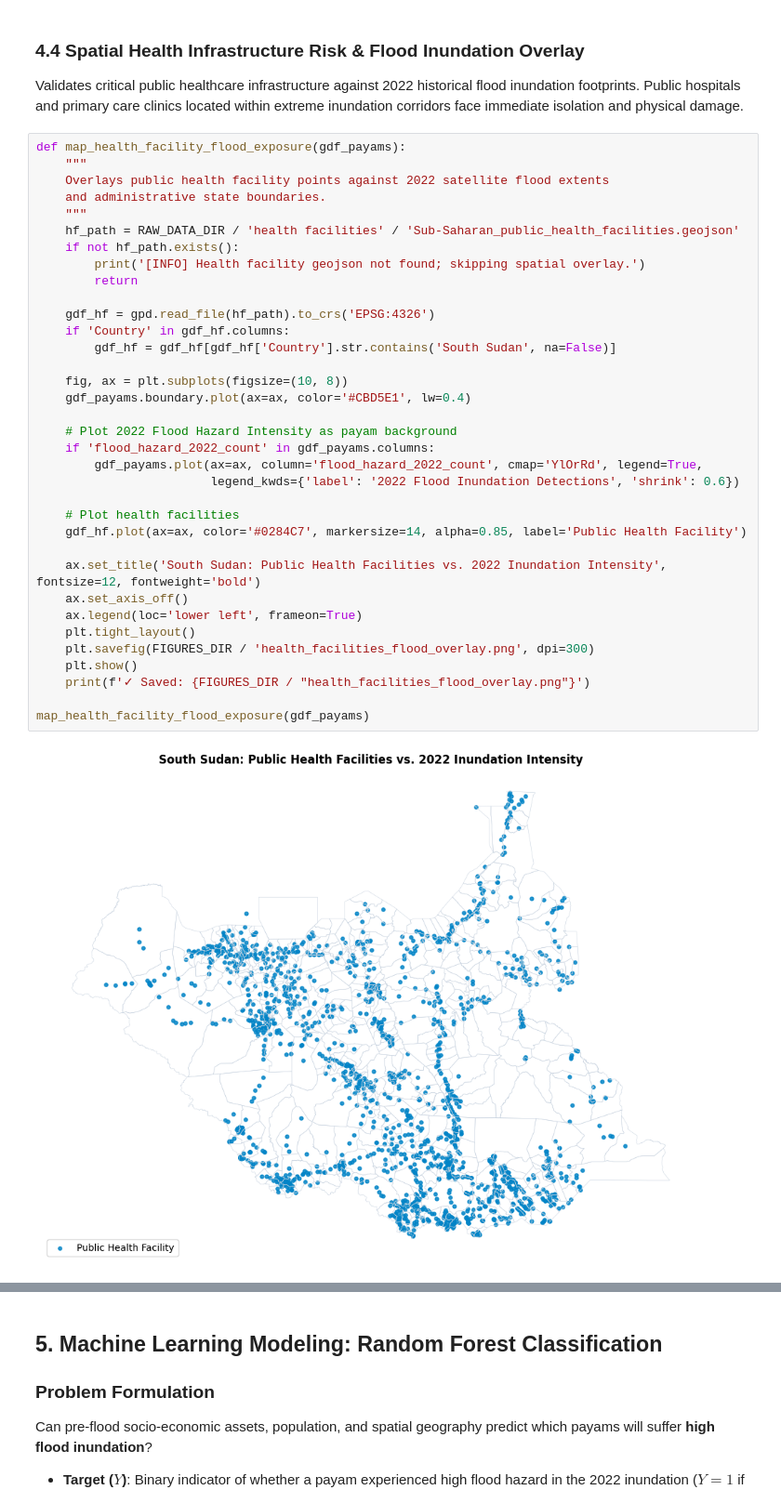
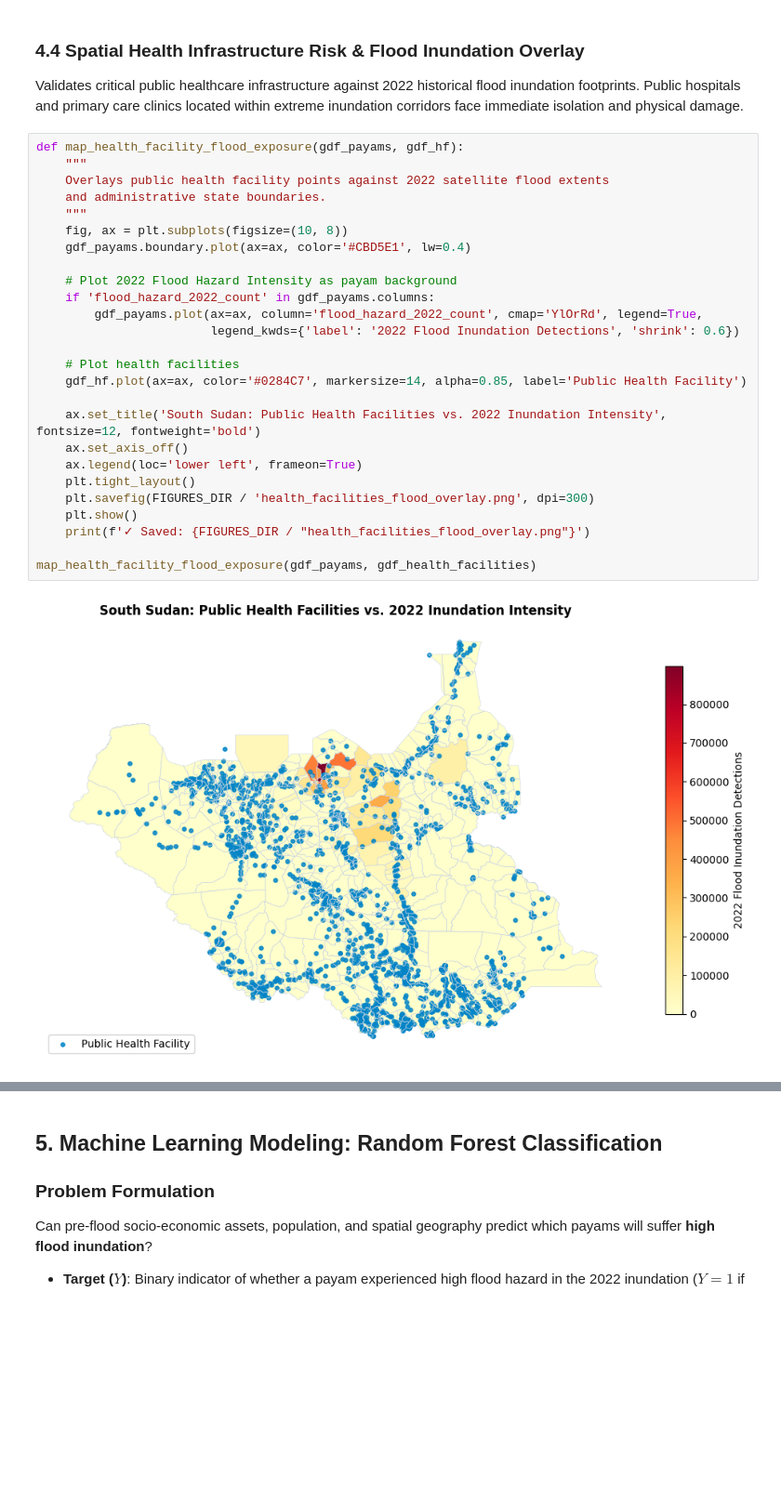
Before and after one commit to Franasit/DBL-Group-22, a Jupyter notebook: flood_analysis_submission/reproducible_flood_analysis.ipynb, the cells around one changed output, grey strips where cells are left out. Shown at 93% size. Saved outputs shown, nothing was run; the diff lists cells and outputs as text; blank space fills up the shorter version.

```diff
--- a/flood_analysis_submission/reproducible_flood_analysis.ipynb
+++ b/flood_analysis_submission/reproducible_flood_analysis.ipynb
@@ -628,42 +776,33 @@ df_pillars = analyze_exposure_pillars_and_action_tiers(df_two_factor, gdf_payams
 Validates critical public healthcare infrastructure against 2022 historical flood inundation footprints.
 Public hospitals and primary care clinics located within extreme inundation corridors face immediate isolation and physical damage.
 # %%
-def map_health_facility_flood_exposure(gdf_payams):
+def map_health_facility_flood_exposure(gdf_payams, gdf_hf):
     """
     Overlays public health facility points against 2022 satellite flood extents
     and administrative state boundaries.
     """
-    hf_path = RAW_DATA_DIR / 'health facilities' / 'Sub-Saharan_public_health_facilities.geojson'
-    if not hf_path.exists():
-        print('[INFO] Health facility geojson not found; skipping spatial overlay.')
-        return
-
-    gdf_hf = gpd.read_file(hf_path).to_crs('EPSG:4326')
-    if 'Country' in gdf_hf.columns:
-        gdf_hf = gdf_hf[gdf_hf['Country'].str.contains('South Sudan', na=False)]
-
     fig, ax = plt.subplots(figsize=(10, 8))
     gdf_payams.boundary.plot(ax=ax, color='#CBD5E1', lw=0.4)
 
     # Plot 2022 Flood Hazard Intensity as payam background
     if 'flood_hazard_2022_count' in gdf_payams.columns:
         gdf_payams.plot(ax=ax, column='flood_hazard_2022_count', cmap='YlOrRd', legend=True,
                         legend_kwds={'label': '2022 Flood Inundation Detections', 'shrink': 0.6})
 
     # Plot health facilities
     gdf_hf.plot(ax=ax, color='#0284C7', markersize=14, alpha=0.85, label='Public Health Facility')
 
     ax.set_title('South Sudan: Public Health Facilities vs. 2022 Inundation Intensity', fontsize=12, fontweight='bold')
     ax.set_axis_off()
     ax.legend(loc='lower left', frameon=True)
     plt.tight_layout()
     plt.savefig(FIGURES_DIR / 'health_facilities_flood_overlay.png', dpi=300)
     plt.show()
     print(f'✓ Saved: {FIGURES_DIR / "health_facilities_flood_overlay.png"}')
 
-map_health_facility_flood_exposure(gdf_payams)
+map_health_facility_flood_exposure(gdf_payams, gdf_health_facilities)
 # %% [output]
-[figure, old version]
+[figure, new version]
 ✓ Saved: /Users/maksadamowicz/Desktop/DBL-Group-22/flood_analysis_submission/outputs/figures/health_facilities_flood_overlay.png
 # %% [markdown]
 ## 5. Machine Learning Modeling: Random Forest Classification
```
Also changed, not shown: parts of 20 cells of this notebook.
